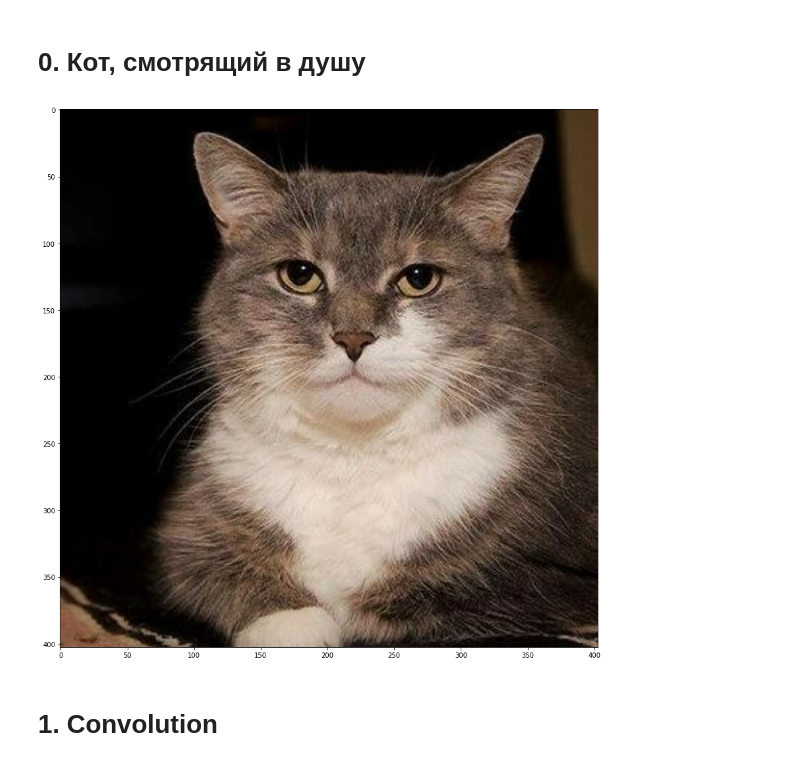
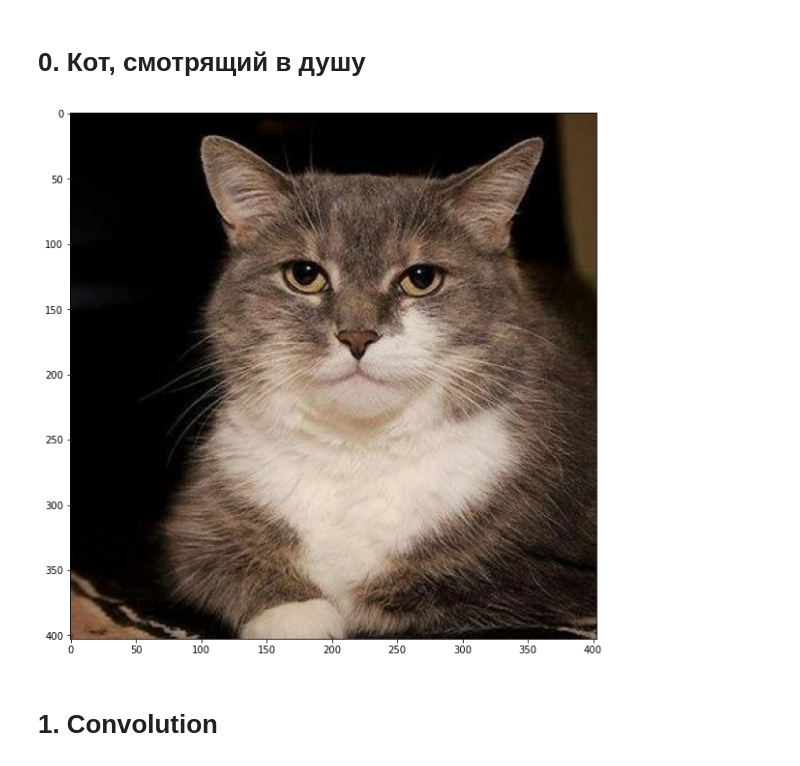
Before and after one commit to MADZEROPIE/CV, a Jupyter notebook: Lab2/Homework2.ipynb, the cells around one changed output. Cells and saved outputs as stored; diff of their text form; code cells hidden in the pictures.

```diff
--- a/Lab2/Homework2.ipynb
+++ b/Lab2/Homework2.ipynb
@@ -9,12 +9,12 @@ import random
 # %%
 image_path = 'nagnetalka.jpg'
 img = cv2.imread(image_path)
 width, height = img.shape[0], img.shape[1]
-plt.figure(figsize = (15,15)) # Извините, не удержался
+plt.figure(figsize = (10,10)) # Извините, не удержался
 plt.imshow(cv2.cvtColor(img, cv2.COLOR_BGR2RGB))
 plt.show()
 # %% [output]
-[figure, old version]
+[figure, new version]
 # %% [markdown]
 # 1. Convolution
 # %%
```
Also changed, not shown: parts of 3 cells of this notebook.
